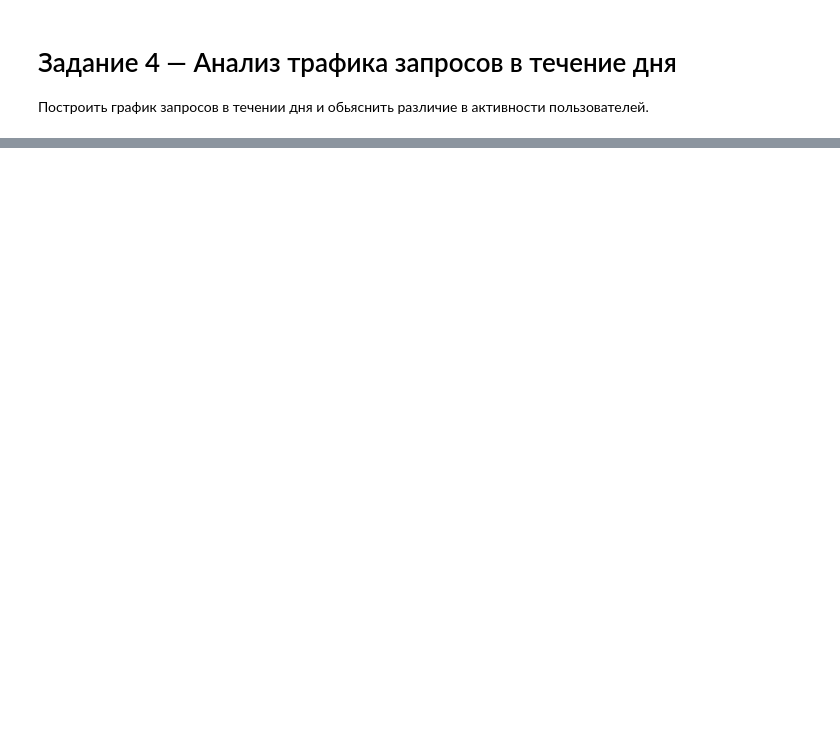
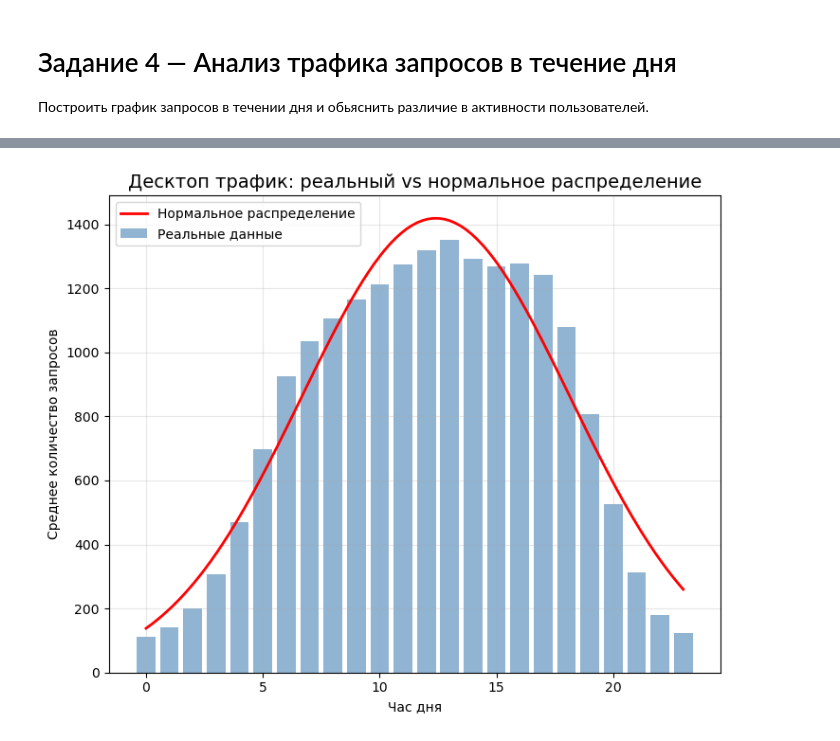
Before and after one commit to vncvtkv/Yandex_Product_Analytic_test, a Jupyter notebook: yandex_test.ipynb, the cells around one changed output, grey strips where cells are left out. Cells and saved outputs as stored; diff of their text form; code cells hidden in the pictures; blank space fills up the shorter version.

```diff
--- a/yandex_test.ipynb
+++ b/yandex_test.ipynb
@@ -202,0 +324,26 @@ plt.show()
+# %%
+def gaussian(x, amp, mean, std):
+    return amp * np.exp(-(x - mean)**2 / (2 * std**2))
+
+# Подгонка под нормальное распределение
+popt, _ = curve_fit(gaussian, hours, desktop_traffic, p0=[max_val, max_hour, 4])
+x_fit = np.linspace(0, 23, 100)
+y_fit = gaussian(x_fit, *popt)
+
+plt.figure(figsize=(14, 6))
+
+# Основной график
+plt.subplot(1, 2, 1)
+plt.bar(hours, desktop_traffic, alpha=0.6, label='Реальные данные', color='steelblue')
+plt.plot(x_fit, y_fit, 'r-', linewidth=2, label='Нормальное распределение')
+plt.title('Десктоп трафик: реальный vs нормальное распределение', fontsize=14)
+plt.xlabel('Час дня')
+plt.ylabel('Среднее количество запросов')
+plt.legend()
+plt.grid(True, alpha=0.3)
+
+
+plt.tight_layout()
+plt.show()
+# %% [output]
+[figure, added]
```
Also changed, not shown: parts of 27 cells of this notebook.
